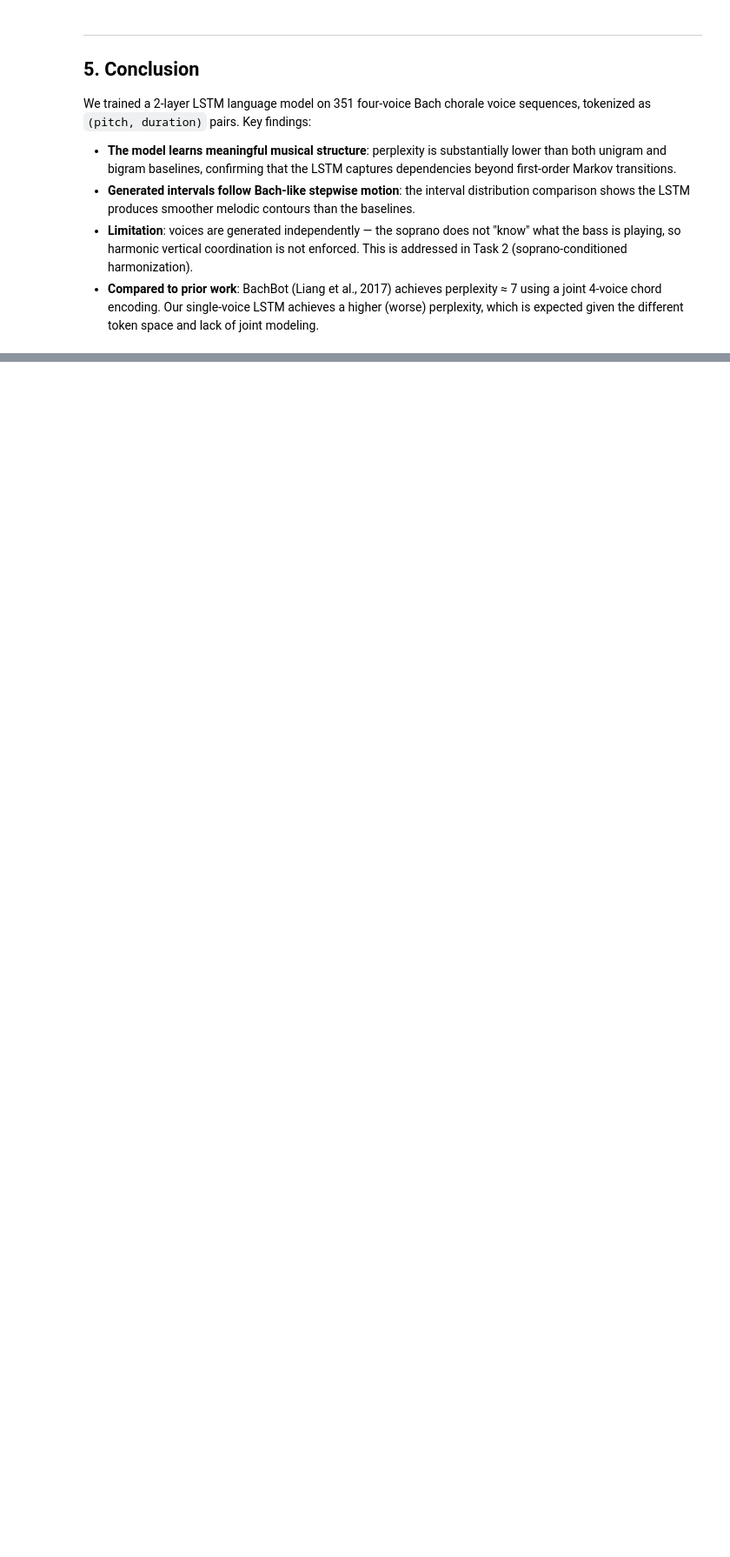
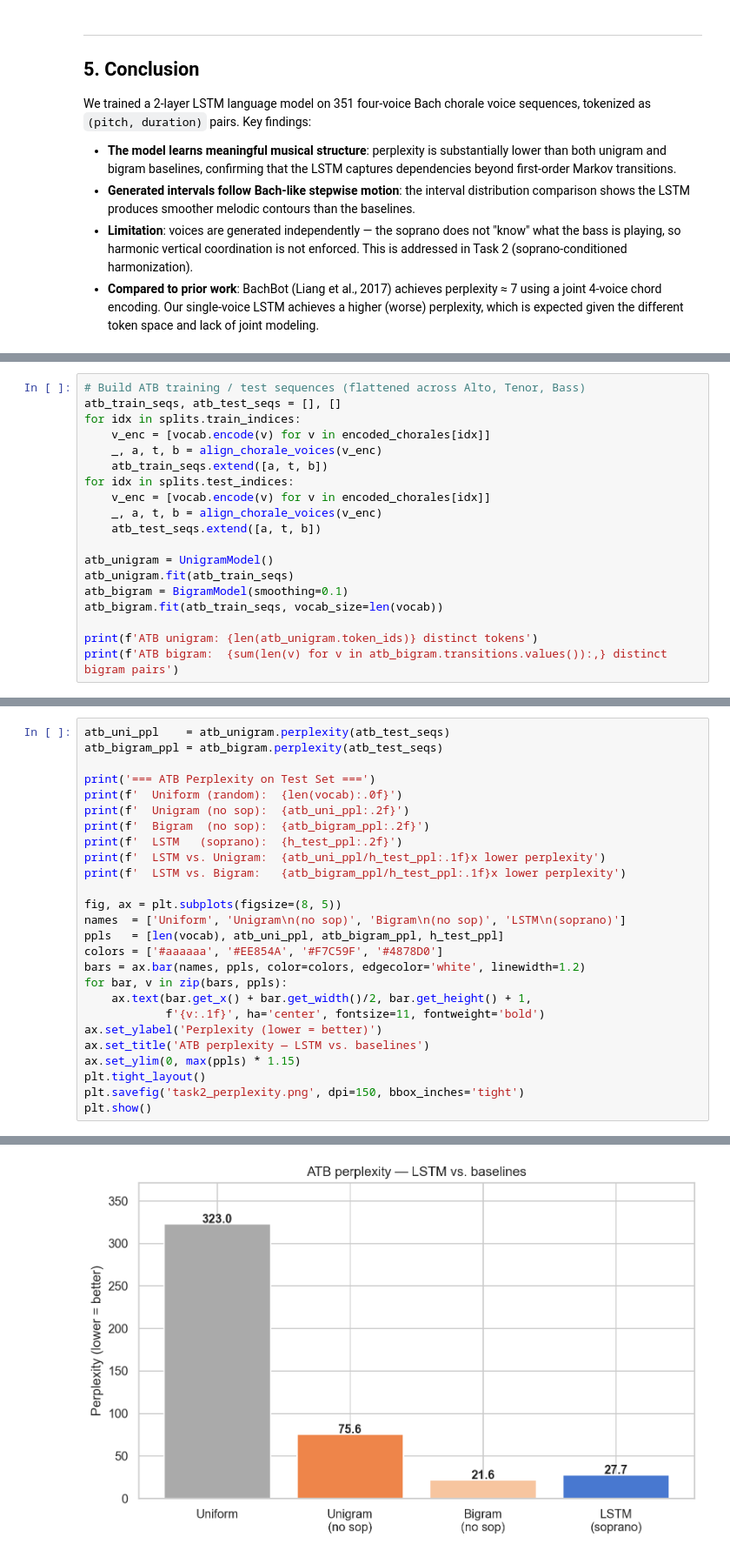
Before and after one commit to aaronchiuwei/cse153_assignment2, a Jupyter notebook: task1_unconditioned.ipynb, the cells around one changed output, grey strips where cells are left out. Shown at 87% size. Saved outputs shown, nothing was run; the diff lists cells and outputs as text; blank space fills up the shorter version.

```diff
--- a/task1_unconditioned.ipynb
+++ b/task1_unconditioned.ipynb
@@ -1025,0 +1587,19 @@ We trained a 2-layer LSTM language model on 351 four-voice Bach chorale voice se
+# %%
+# Build ATB training / test sequences (flattened across Alto, Tenor, Bass)
+atb_train_seqs, atb_test_seqs = [], []
+for idx in splits.train_indices:
+    v_enc = [vocab.encode(v) for v in encoded_chorales[idx]]
+    _, a, t, b = align_chorale_voices(v_enc)
+    atb_train_seqs.extend([a, t, b])
+for idx in splits.test_indices:
+    v_enc = [vocab.encode(v) for v in encoded_chorales[idx]]
+    _, a, t, b = align_chorale_voices(v_enc)
+    atb_test_seqs.extend([a, t, b])
+
+atb_unigram = UnigramModel()
+atb_unigram.fit(atb_train_seqs)
+atb_bigram = BigramModel(smoothing=0.1)
+atb_bigram.fit(atb_train_seqs, vocab_size=len(vocab))
+
+print(f'ATB unigram: {len(atb_unigram.token_ids)} distinct tokens')
+print(f'ATB bigram:  {sum(len(v) for v in atb_bigram.transitions.values()):,} distinct bigram pairs')
@@ -1025,0 +1609,27 @@ We trained a 2-layer LSTM language model on 351 four-voice Bach chorale voice se
+# %%
+atb_uni_ppl    = atb_unigram.perplexity(atb_test_seqs)
+atb_bigram_ppl = atb_bigram.perplexity(atb_test_seqs)
+
+print('=== ATB Perplexity on Test Set ===')
+print(f'  Uniform (random):  {len(vocab):.0f}')
+print(f'  Unigram (no sop):  {atb_uni_ppl:.2f}')
+print(f'  Bigram  (no sop):  {atb_bigram_ppl:.2f}')
+print(f'  LSTM   (soprano):  {h_test_ppl:.2f}')
+print(f'  LSTM vs. Unigram:  {atb_uni_ppl/h_test_ppl:.1f}x lower perplexity')
+print(f'  LSTM vs. Bigram:   {atb_bigram_ppl/h_test_ppl:.1f}x lower perplexity')
+
+fig, ax = plt.subplots(figsize=(8, 5))
+names  = ['Uniform', 'Unigram\n(no sop)', 'Bigram\n(no sop)', 'LSTM\n(soprano)']
+ppls   = [len(vocab), atb_uni_ppl, atb_bigram_ppl, h_test_ppl]
+colors = ['#aaaaaa', '#EE854A', '#F7C59F', '#4878D0']
+bars = ax.bar(names, ppls, color=colors, edgecolor='white', linewidth=1.2)
+for bar, v in zip(bars, ppls):
+    ax.text(bar.get_x() + bar.get_width()/2, bar.get_height() + 1,
+            f'{v:.1f}', ha='center', fontsize=11, fontweight='bold')
+ax.set_ylabel('Perplexity (lower = better)')
+ax.set_title('ATB perplexity — LSTM vs. baselines')
+ax.set_ylim(0, max(ppls) * 1.15)
+plt.tight_layout()
+plt.savefig('task2_perplexity.png', dpi=150, bbox_inches='tight')
+plt.show()
+# %% [output]
@@ -1025,0 +1643 @@ We trained a 2-layer LSTM language model on 351 four-voice Bach chorale voice se
+[figure, added]
```
Also changed, not shown: parts of 52 cells of this notebook, 12 other files.
